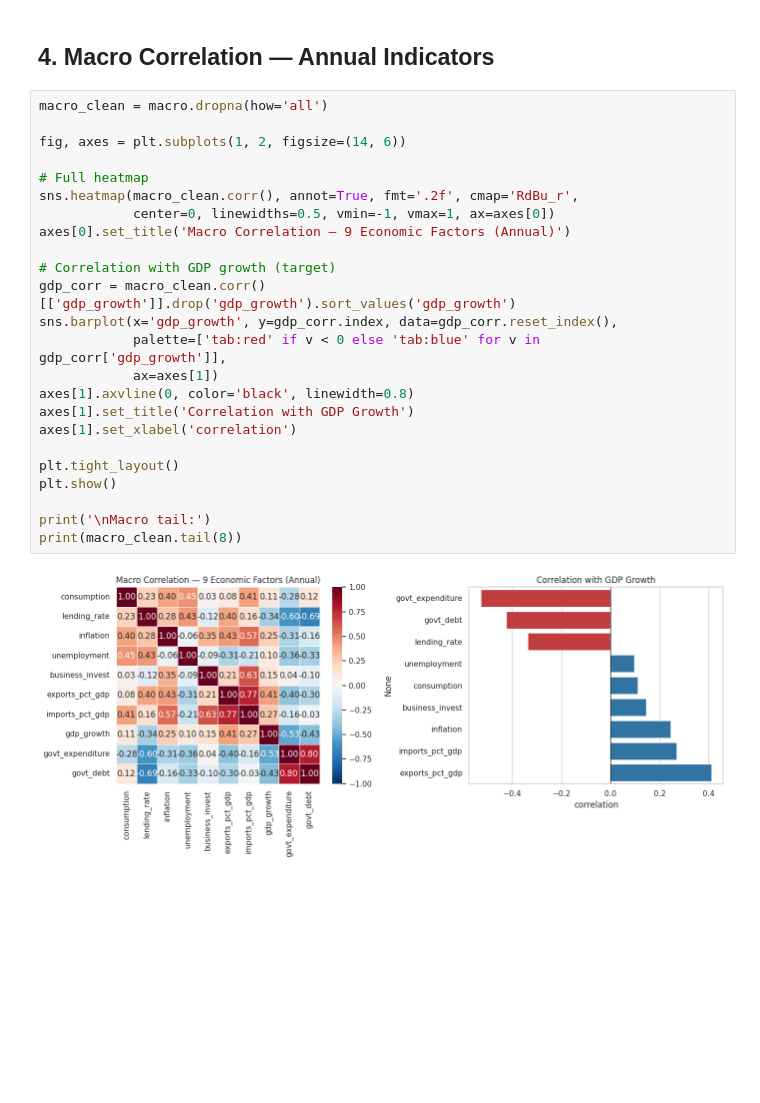
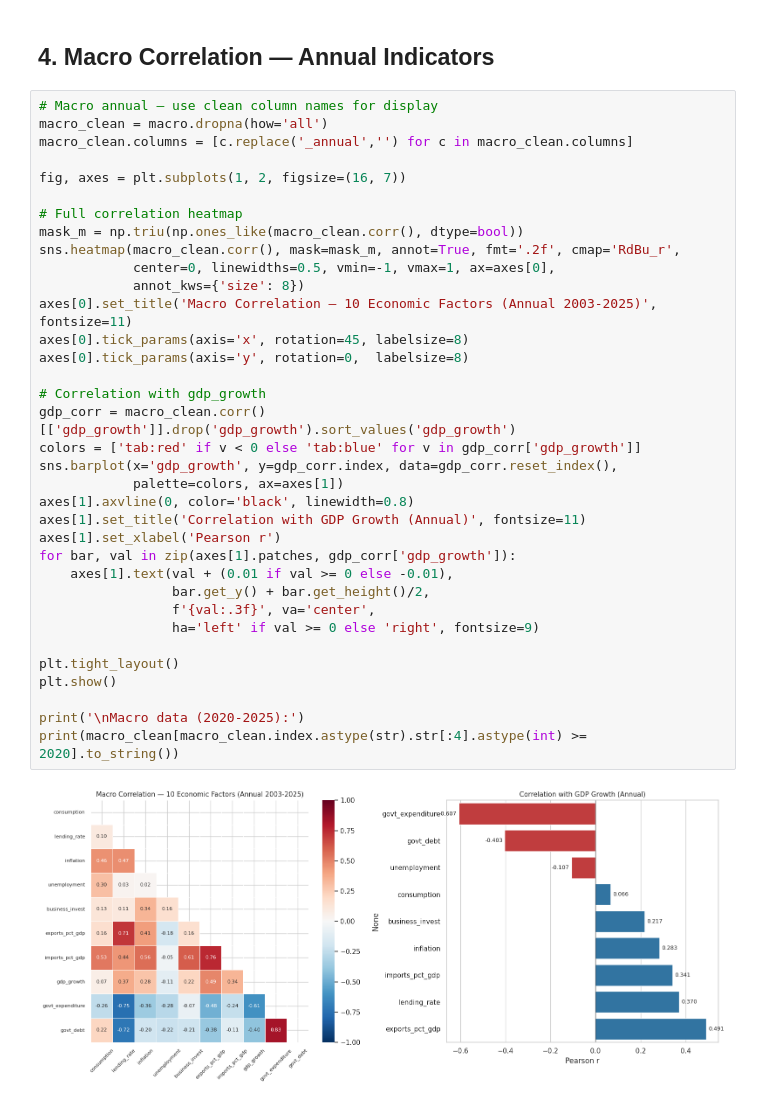
Before and after one commit to ppts2545/Reddit-Twitter-Sentiment-Market-Trend-Thailand, a Jupyter notebook: notebooks/data_overview/04_correlation_analysis.ipynb, the cells around one changed output. Drawn from its saved outputs; the diff is of its cells as text; blank space fills up the shorter version.

```diff
--- a/notebooks/data_overview/04_correlation_analysis.ipynb
+++ b/notebooks/data_overview/04_correlation_analysis.ipynb
@@ -297,28 +476,39 @@ us_10yr_treasury     factor 2: interest rate      0.0069       ✅ yes
 # %% [markdown]
 ## 4. Macro Correlation — Annual Indicators
 # %%
+# Macro annual — use clean column names for display
 macro_clean = macro.dropna(how='all')
+macro_clean.columns = [c.replace('_annual','') for c in macro_clean.columns]
 
-fig, axes = plt.subplots(1, 2, figsize=(14, 6))
+fig, axes = plt.subplots(1, 2, figsize=(16, 7))
 
-# Full heatmap
-sns.heatmap(macro_clean.corr(), annot=True, fmt='.2f', cmap='RdBu_r',
-            center=0, linewidths=0.5, vmin=-1, vmax=1, ax=axes[0])
-axes[0].set_title('Macro Correlation — 9 Economic Factors (Annual)')
+# Full correlation heatmap
+mask_m = np.triu(np.ones_like(macro_clean.corr(), dtype=bool))
+sns.heatmap(macro_clean.corr(), mask=mask_m, annot=True, fmt='.2f', cmap='RdBu_r',
+            center=0, linewidths=0.5, vmin=-1, vmax=1, ax=axes[0],
+            annot_kws={'size': 8})
+axes[0].set_title('Macro Correlation — 10 Economic Factors (Annual 2003-2025)', fontsize=11)
+axes[0].tick_params(axis='x', rotation=45, labelsize=8)
+axes[0].tick_params(axis='y', rotation=0,  labelsize=8)
 
-# Correlation with GDP growth (target)
+# Correlation with gdp_growth
 gdp_corr = macro_clean.corr()[['gdp_growth']].drop('gdp_growth').sort_values('gdp_growth')
+colors = ['tab:red' if v < 0 else 'tab:blue' for v in gdp_corr['gdp_growth']]
 sns.barplot(x='gdp_growth', y=gdp_corr.index, data=gdp_corr.reset_index(),
-            palette=['tab:red' if v < 0 else 'tab:blue' for v in gdp_corr['gdp_growth']],
-            ax=axes[1])
+            palette=colors, ax=axes[1])
 axes[1].axvline(0, color='black', linewidth=0.8)
-axes[1].set_title('Correlation with GDP Growth')
-axes[1].set_xlabel('correlation')
+axes[1].set_title('Correlation with GDP Growth (Annual)', fontsize=11)
+axes[1].set_xlabel('Pearson r')
+for bar, val in zip(axes[1].patches, gdp_corr['gdp_growth']):
+    axes[1].text(val + (0.01 if val >= 0 else -0.01),
+                 bar.get_y() + bar.get_height()/2,
+                 f'{val:.3f}', va='center',
+                 ha='left' if val >= 0 else 'right', fontsize=9)
 
 plt.tight_layout()
 plt.show()
 
-print('\nMacro tail:')
-print(macro_clean.tail(8))
+print('\nMacro data (2020-2025):')
+print(macro_clean[macro_clean.index.astype(str).str[:4].astype(int) >= 2020].to_string())
 # %% [output]
-[figure, old version]
+[figure, new version]
```
Also changed, not shown: parts of 15 cells of this notebook.
